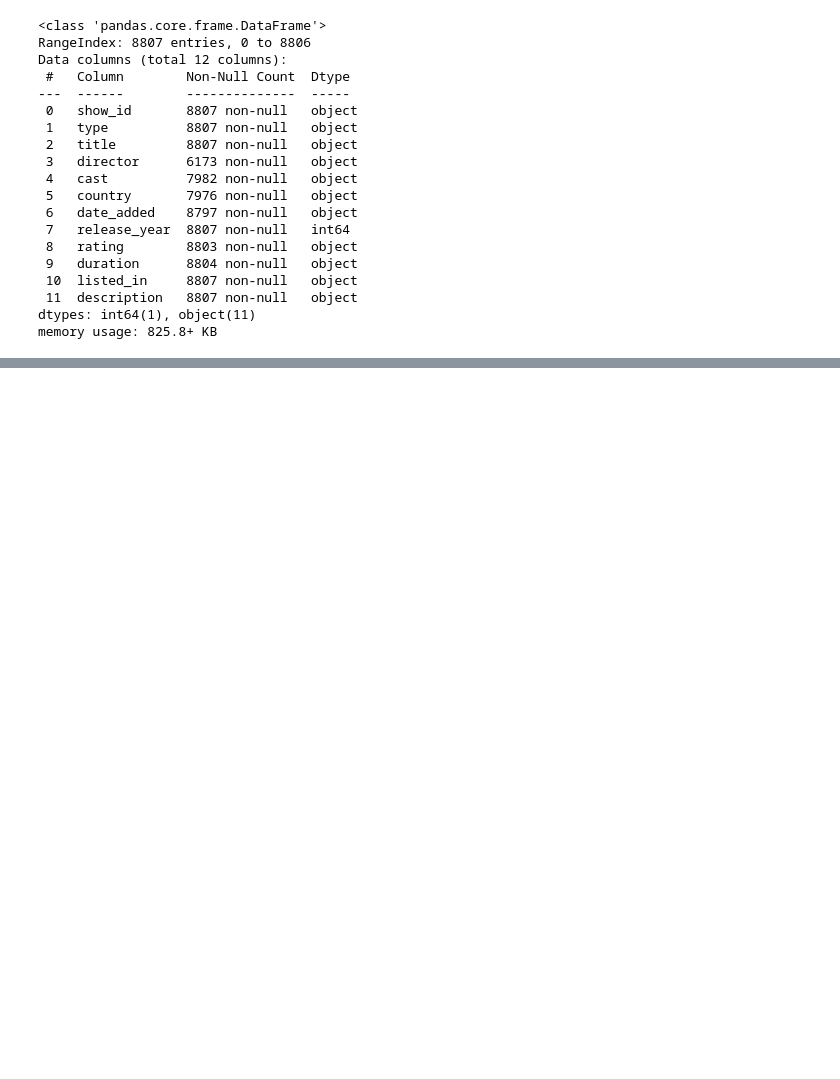
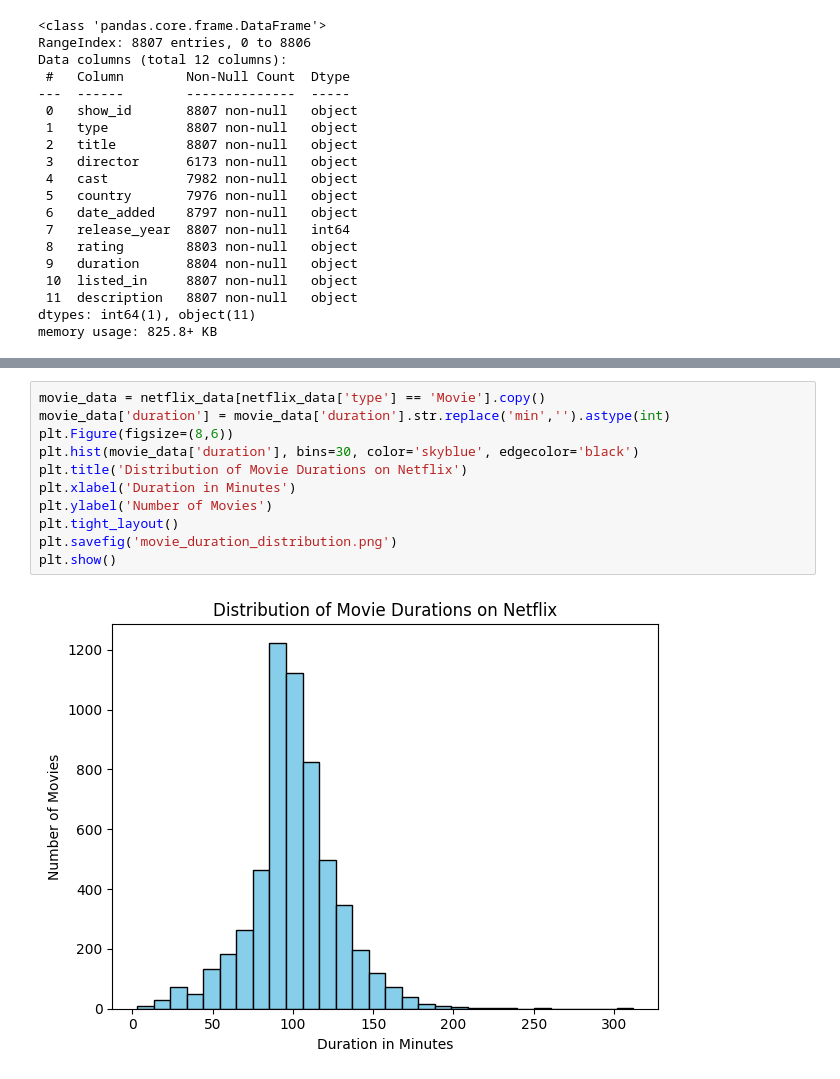
Before and after one commit to Saicharanraju0099/data-science, a Jupyter notebook: 10 - DATA ANALYSIS WITH PYTHON/10.5.1 - Netflix Dataset Visualization.ipynb, the cells around one changed output, grey strips where cells are left out. Cells and saved outputs as stored; diff of their text form; blank space fills up the shorter version.

```diff
--- a/10 - DATA ANALYSIS WITH PYTHON/10.5.1 - Netflix Dataset Visualization.ipynb
+++ b/10 - DATA ANALYSIS WITH PYTHON/10.5.1 - Netflix Dataset Visualization.ipynb
@@ -37,0 +62,13 @@ netflix_data = netflix_data.dropna(['type','release_year','rating','duration','c
+# %%
+movie_data = netflix_data[netflix_data['type'] == 'Movie'].copy()
+movie_data['duration'] = movie_data['duration'].str.replace('min','').astype(int)
+plt.Figure(figsize=(8,6))
+plt.hist(movie_data['duration'], bins=30, color='skyblue', edgecolor='black')
+plt.title('Distribution of Movie Durations on Netflix')
+plt.xlabel('Duration in Minutes')
+plt.ylabel('Number of Movies')
+plt.tight_layout()
+plt.savefig('movie_duration_distribution.png')
+plt.show()
+# %% [output]
+[figure, added]
```
Also changed, not shown: parts of 5 cells of this notebook, 6 other files.
